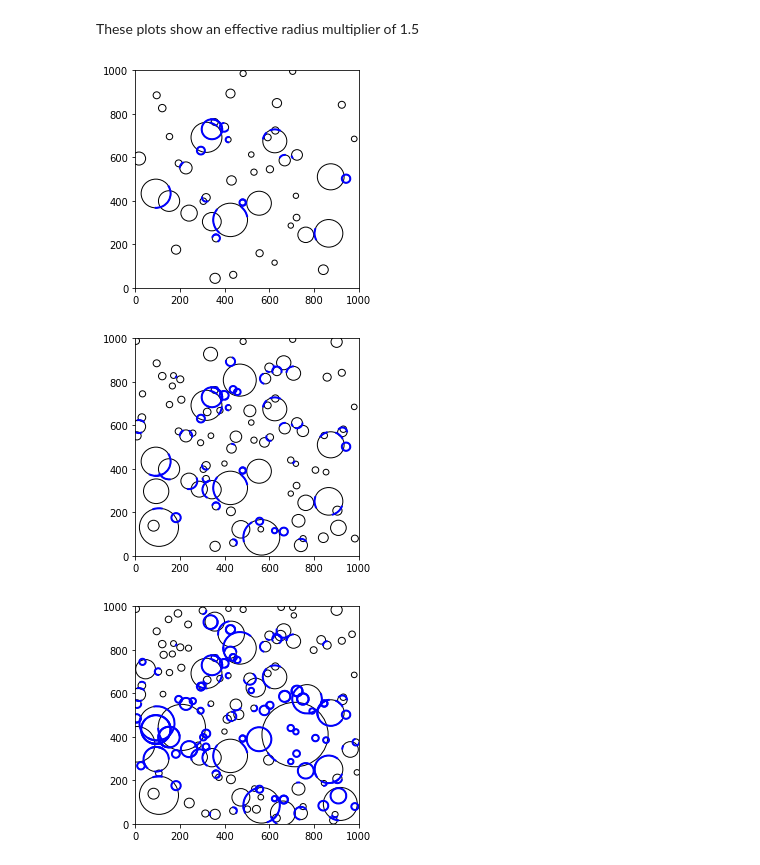
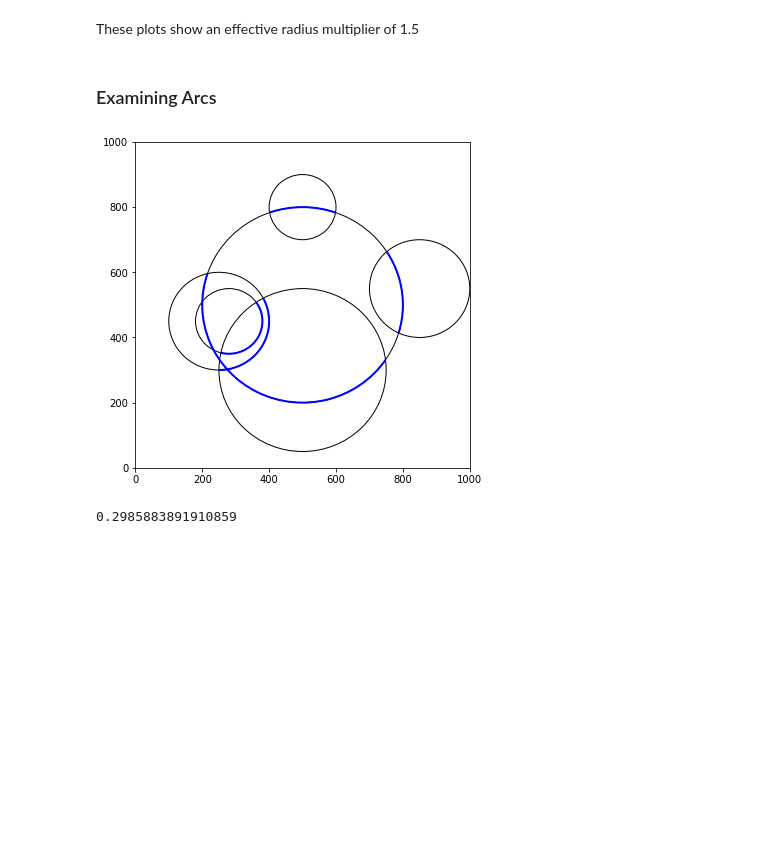
Before and after one commit to seanmason/saturation, a Jupyter notebook: notebooks/CraterRimErasure.ipynb, the cells around one changed output. Drawn from its saved outputs; the diff is of its cells as text; code cells hidden in the pictures; blank space fills up the shorter version.

```diff
--- a/notebooks/CraterRimErasure.ipynb
+++ b/notebooks/CraterRimErasure.ipynb
@@ -35,14 +49,46 @@ plot_up_to_crater(150, craters, erased_rim_arcs, scale)
 # %% [markdown]
 These plots show an effective radius multiplier of 1.5
 # %%
-np.random.seed(123)
-distribution = ParetoProbabilityDistribution(cdf_slope=1.5, x_min=x_min, x_max=x_max)
-craters = get_craters(150, distribution, scale)
-erased_rim_arcs = get_erased_rim_arcs(craters, x_min, 1.5)
-plot_up_to_crater(50, craters, erased_rim_arcs, scale)
-plot_up_to_crater(100, craters, erased_rim_arcs, scale)
-plot_up_to_crater(150, craters, erased_rim_arcs, scale)
+crater_record = CraterRecord(r_stat, min_rim_percentage, 1.5, observed_terrain_size, terrain_padding)
+
+for crater in craters[:50]:
+    crater_record.add(crater)
+plot_crater_record(crater_record, observed_terrain_size, terrain_padding, figsize=6)
+
+for crater in craters[50:100]:
+    crater_record.add(crater)
+plot_crater_record(crater_record, observed_terrain_size, terrain_padding, figsize=6)
+
+for crater in craters[100:]:
+    crater_record.add(crater)
+plot_crater_record(crater_record, observed_terrain_size, terrain_padding, figsize=6)
-# %% [output]
-[figure, removed]
-[figure, removed]
-[figure, removed]
+# %% [markdown]
+### Examining Arcs
+# %%
+r_stat = 1
+min_rim_percentage = 0.5
+observed_terrain_size = 1000
+terrain_padding = 0
+full_terrain_size = observed_terrain_size + 2 * terrain_padding
+effective_radius_multiplier = 1
+
+craters = [
+    Crater(id=1, x=500, y=500, radius=300),
+    Crater(id=2, x=850, y=550, radius=150),
+    Crater(id=3, x=250, y=450, radius=150),
+    Crater(id=4, x=280, y=450, radius=100),
+    Crater(id=5, x=500, y=800, radius=100),
+    Crater(id=6, x=500, y=300, radius=250),
+]
+crater_record = CraterRecord(r_stat, min_rim_percentage, effective_radius_multiplier, observed_terrain_size, terrain_padding)
+# %%
+for crater in craters:
+    crater_record.add(crater)
+plot_crater_record(crater_record, observed_terrain_size, terrain_padding, figsize=6)
+# %% [output]
+[figure, added]
+# %%
+# Arc remaining
+1 - sum(x[1] - x[0] for x in crater_record._erased_arcs[1]) / (2 * np.pi)
+# %% [output]
+0.2985883891910859
```
Also changed, not shown: parts of 4 cells of this notebook, 16 other files.
